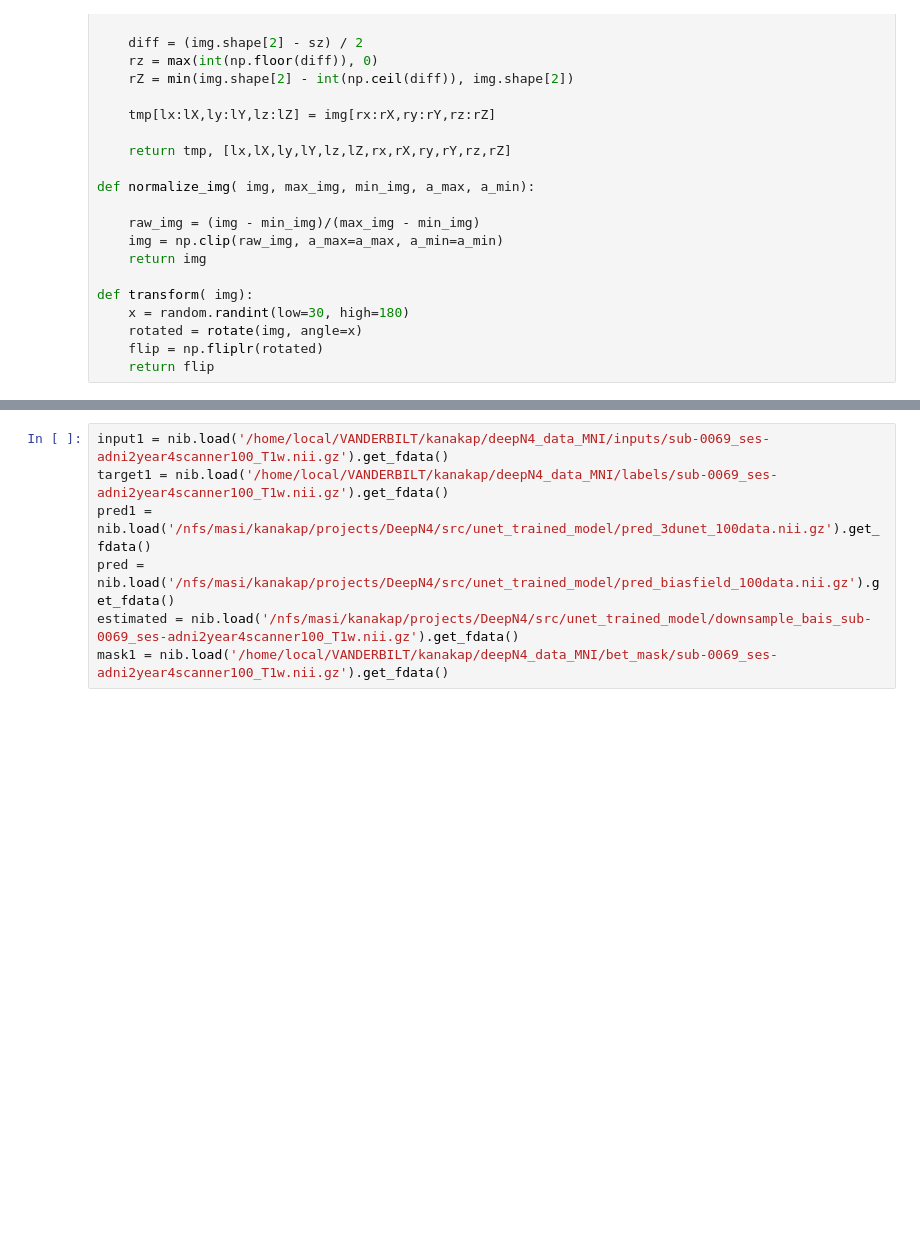
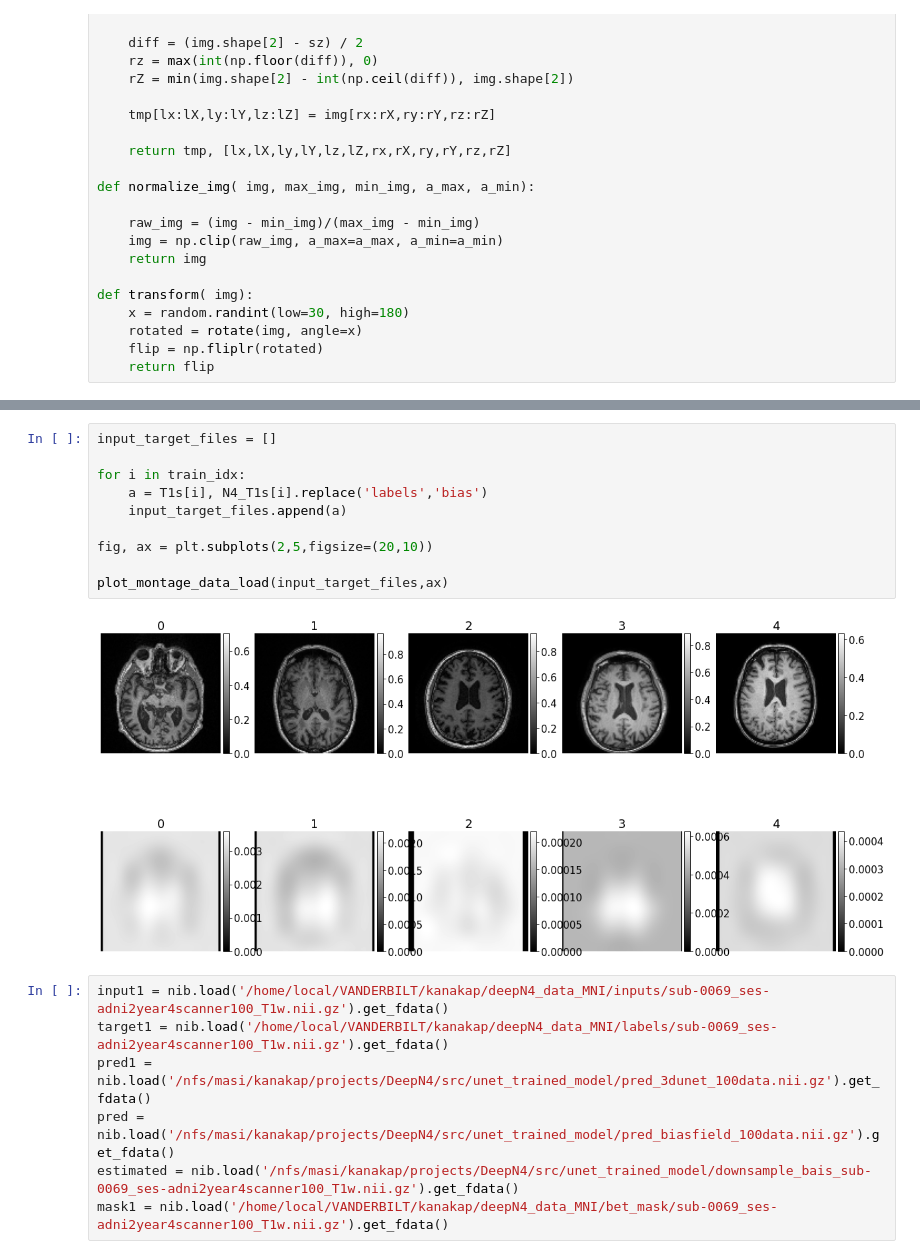
Before and after one commit to MASILab/DeepN4, a Jupyter notebook: src/data_train.ipynb, the cells around one changed output, grey strips where cells are left out. Saved outputs shown, nothing was run; the diff lists cells and outputs as text; blank space fills up the shorter version.

```diff
--- a/src/data_train.ipynb
+++ b/src/data_train.ipynb
@@ -207,3 +260,15 @@ plot_montage_data_load(input_files + target_files,ax)
+# %%
+input_target_files = []
+
+for i in train_idx:
+    a = T1s[i], N4_T1s[i].replace('labels','bias')
+    input_target_files.append(a)
+
+fig, ax = plt.subplots(2,5,figsize=(20,10))
+
+plot_montage_data_load(input_target_files,ax)
+# %% [output]
+[figure, added]
 # %%
 input1 = nib.load('/home/local/VANDERBILT/kanakap/deepN4_data_MNI/inputs/sub-0069_ses-adni2year4scanner100_T1w.nii.gz').get_fdata()
 target1 = nib.load('/home/local/VANDERBILT/kanakap/deepN4_data_MNI/labels/sub-0069_ses-adni2year4scanner100_T1w.nii.gz').get_fdata()
```
Also changed, not shown: parts of 36 cells of this notebook, 3 other files.
